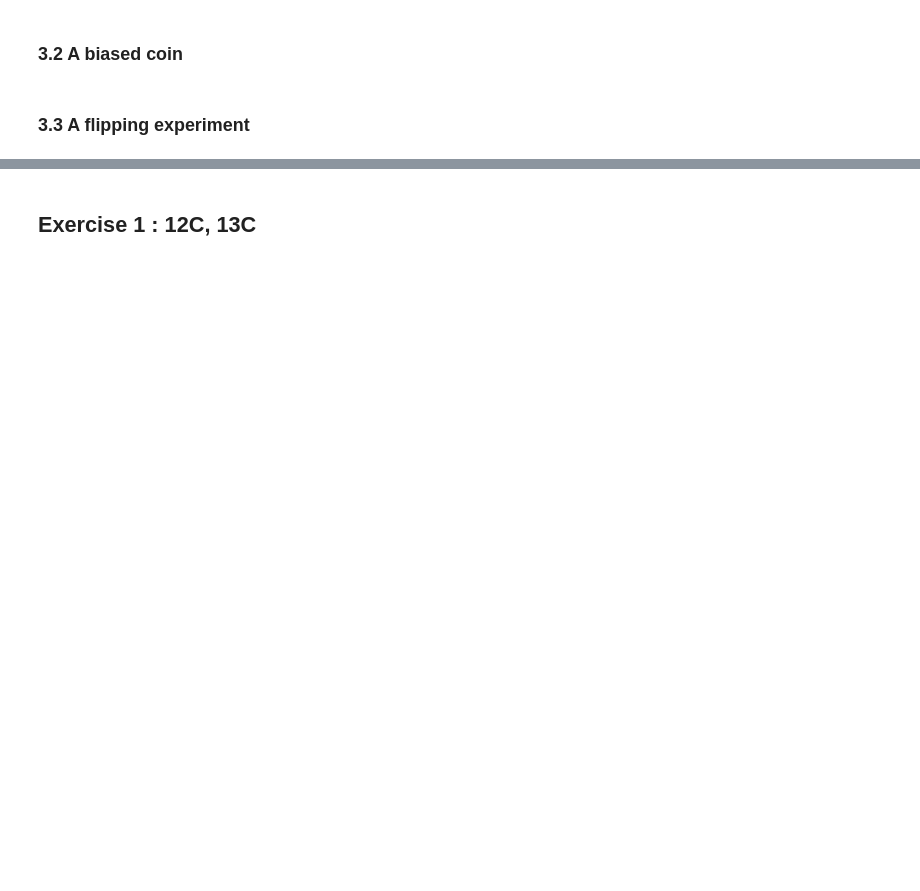
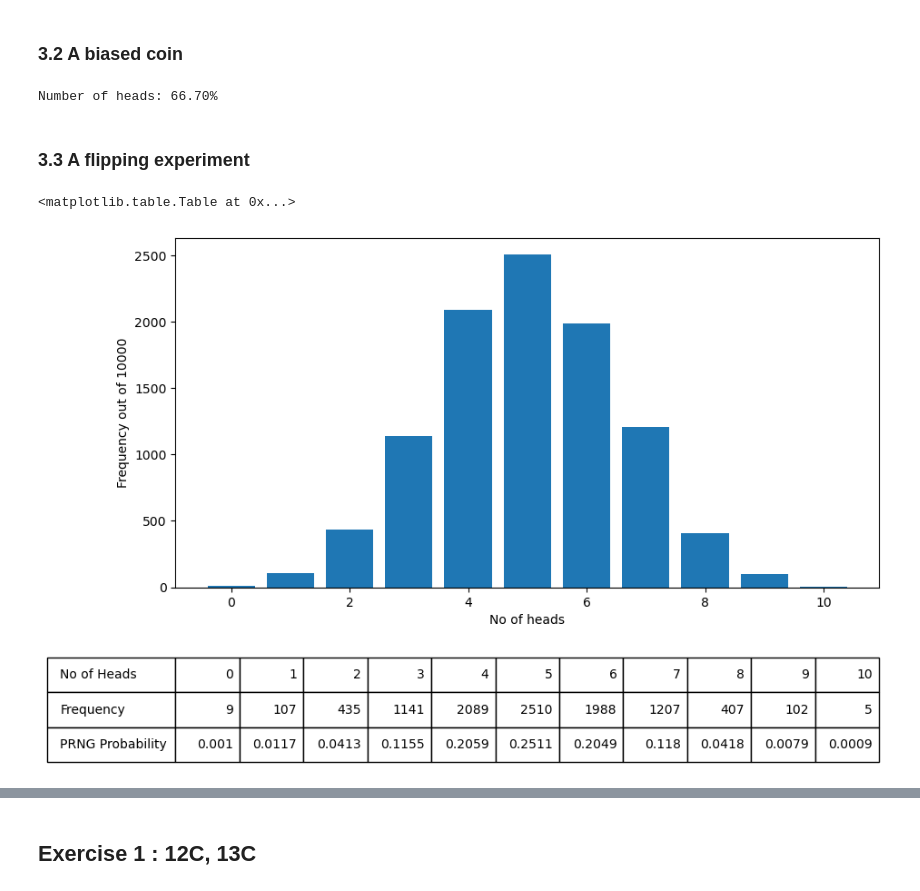
Before and after one commit to SPS-SP2273/learning-portfolio-hjjarin, a Jupyter notebook: random numbers/random_numbers_(need).ipynb, the cells around one changed output, grey strips where cells are left out. Drawn from its saved outputs; the diff is of its cells as text; code cells hidden in the pictures; blank space fills up the shorter version.

```diff
--- a/random numbers/random_numbers_(need).ipynb
+++ b/random numbers/random_numbers_(need).ipynb
@@ -83,0 +156,3 @@ random_numbers = np.random.uniform(low=50, high=100, size=n)
+# %%
+no_of_coins = 10
+np.random.choice(['Head', 'Tails'], no_of_coins)
@@ -83,0 +162,9 @@ random_numbers = np.random.uniform(low=50, high=100, size=n)
+# %%
+def flip_coins(no_of_coins=1, probability=.5):
+    '''
+    Returns the number of values greater that
+    `probability` (considered as 'Heads').
+    '''
+    results = np.random.rand(no_of_coins)
+    no_of_heads = np.sum(results > probability)
+    return no_of_heads
@@ -84,10 +177,28 @@ random_numbers = np.random.uniform(low=50, high=100, size=n)
 # %% [markdown]
 ### 3.2 A biased coin
 # %%
-
-# Your code here
+no_of_coins = 1_000
+no_of_heads = flip_coins(no_of_coins, probability = .3)
+print(f'Number of heads: {no_of_heads/no_of_coins*100:.2f}%')
+# %% [output]
+Number of heads: 66.70%
 # %% [markdown]
 ### 3.3 A flipping experiment
 # %%
-
-# Your code here
+no_of_repeats = 10_000
+result = [flip_coins(no_of_coins=10) for _ in range(no_of_repeats)]
+no_of_heads, heads_counts = np.unique(result, return_counts=True)
+# %%
+heads_probability = heads_counts/no_of_repeats
+# %%
+plt.rcParams['figure.figsize'] = (10,5)
+plt.bar(no_of_heads, heads_counts);
+plt.xlabel('No of heads')
+plt.ylabel(f'Frequency out of {no_of_repeats}')
+plt.table([no_of_heads, heads_counts, heads_probability],
+          rowLabels=['No of Heads', 'Frequency', 'PRNG Probability'],
+          loc='bottom',
+          bbox=[0, -0.5, 1, 0.3])
+# %% [output]
+<matplotlib.table.Table at 0x...>
+[figure, added]
```
Also changed, not shown: parts of 29 cells of this notebook.
